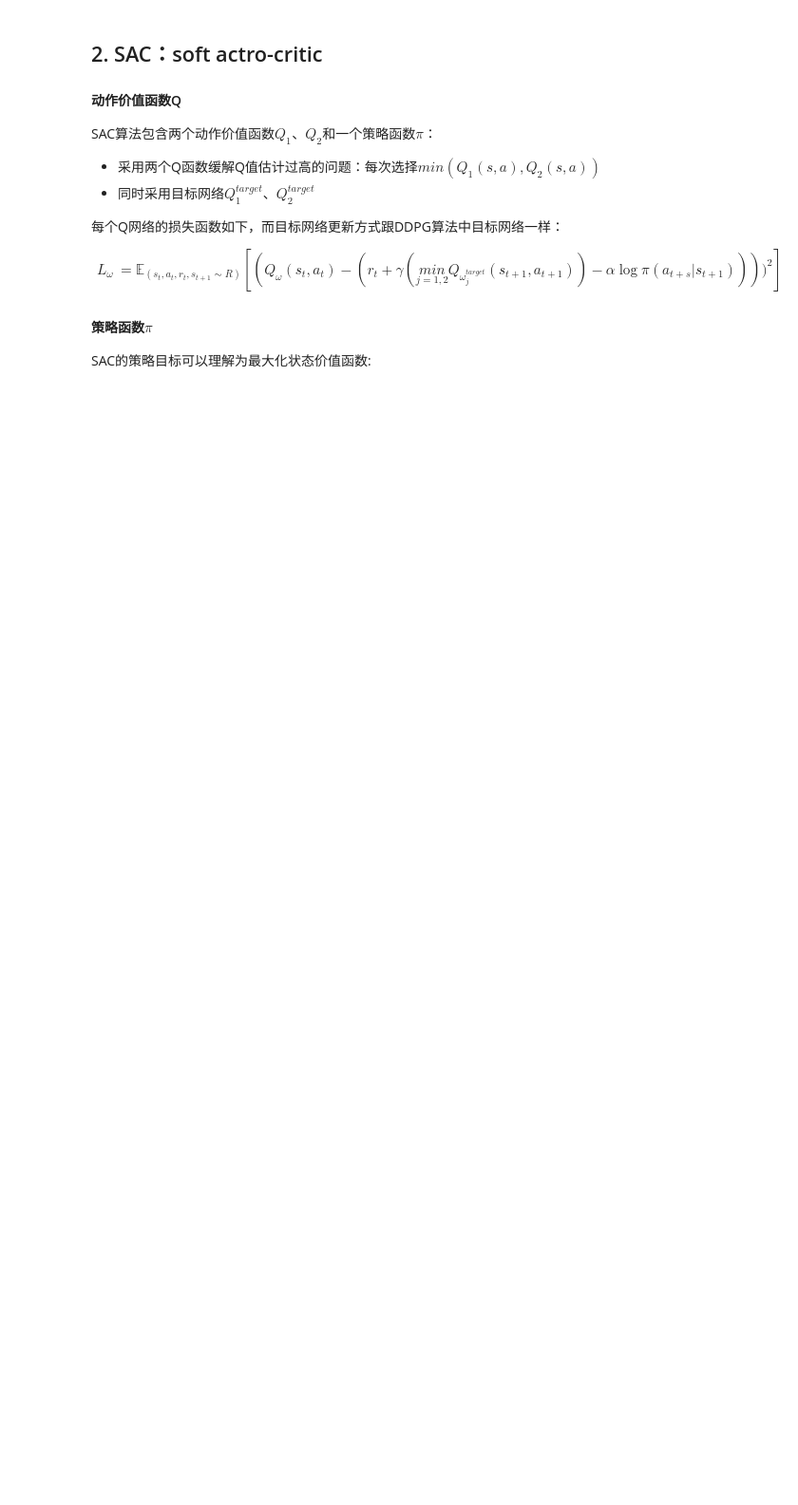
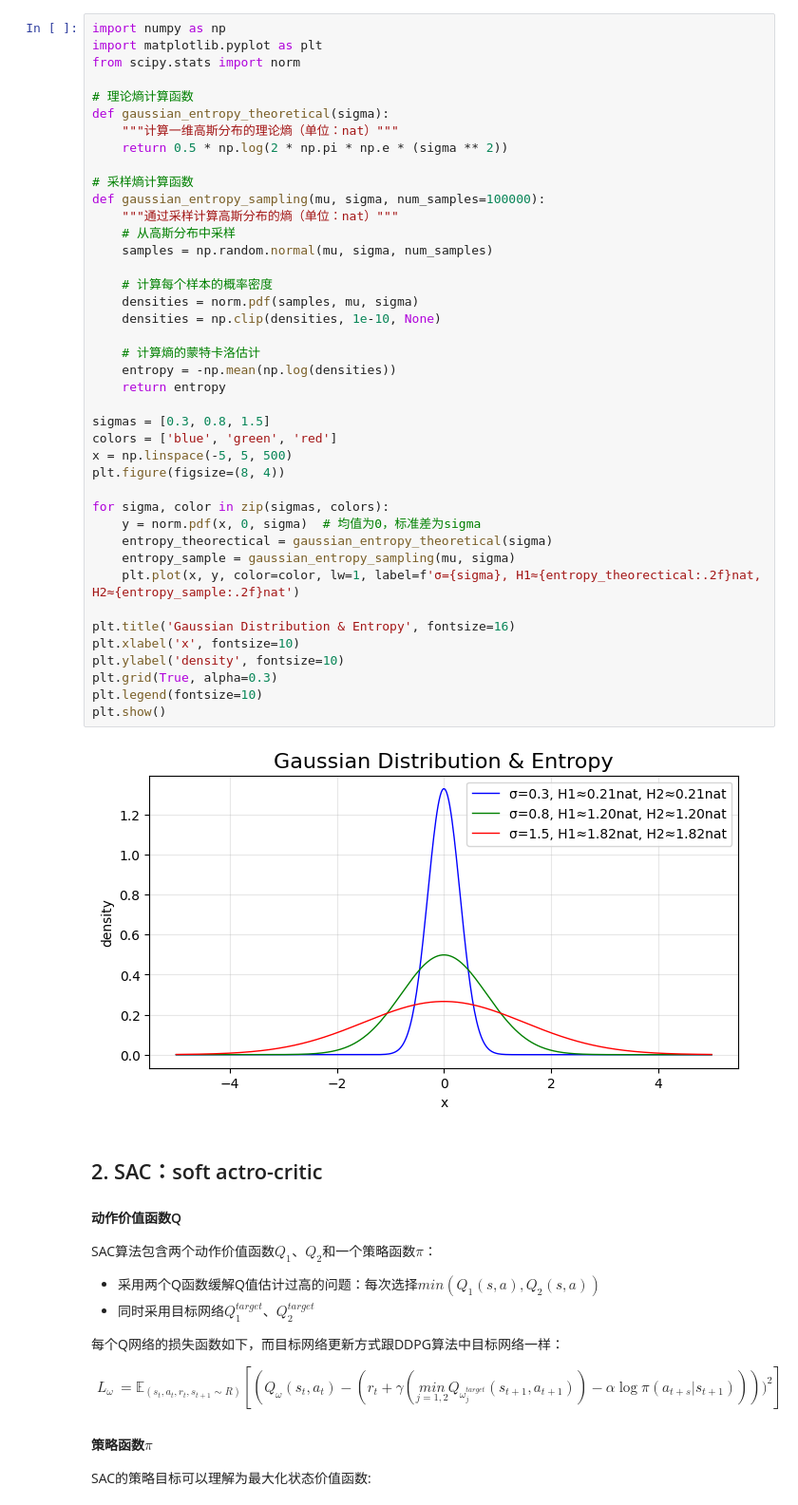
Before and after one commit to 24Jay/reinforcement-learning, a Jupyter notebook: sac/sac_paper.ipynb, the cells around one changed output. Shown: that part at 95% size. Cells and saved outputs as stored; diff of their text form; blank space fills up the shorter version.

```diff
--- a/sac/sac_paper.ipynb
+++ b/sac/sac_paper.ipynb
@@ -38,4 +42,47 @@ $$
 通过最大化每个状态$s_t$的熵从而增加每个状态$s_t$下的策略探索能力。
+# %%
+import numpy as np
+import matplotlib.pyplot as plt
+from scipy.stats import norm
+
+# 理论熵计算函数
+def gaussian_entropy_theoretical(sigma):
+    """计算一维高斯分布的理论熵（单位：nat）"""
+    return 0.5 * np.log(2 * np.pi * np.e * (sigma ** 2))
+
+# 采样熵计算函数
+def gaussian_entropy_sampling(mu, sigma, num_samples=100000):
+    """通过采样计算高斯分布的熵（单位：nat）"""
+    # 从高斯分布中采样
+    samples = np.random.normal(mu, sigma, num_samples)
+
+    # 计算每个样本的概率密度
+    densities = norm.pdf(samples, mu, sigma)
+    densities = np.clip(densities, 1e-10, None)
+
+    # 计算熵的蒙特卡洛估计
+    entropy = -np.mean(np.log(densities))
+    return entropy
+
+sigmas = [0.3, 0.8, 1.5]
+colors = ['blue', 'green', 'red']
+x = np.linspace(-5, 5, 500)
+plt.figure(figsize=(8, 4))
+
+for sigma, color in zip(sigmas, colors):
+    y = norm.pdf(x, 0, sigma)  # 均值为0，标准差为sigma
+    entropy_theorectical = gaussian_entropy_theoretical(sigma)
+    entropy_sample = gaussian_entropy_sampling(mu, sigma)
+    plt.plot(x, y, color=color, lw=1, label=f'σ={sigma}, H1≈{entropy_theorectical:.2f}nat, H2≈{entropy_sample:.2f}nat')
+
+plt.title('Gaussian Distribution & Entropy', fontsize=16)
+plt.xlabel('x', fontsize=10)
+plt.ylabel('density', fontsize=10)
+plt.grid(True, alpha=0.3)
+plt.legend(fontsize=10)
+plt.show()
+# %% [output]
+[figure, added]
 # %% [markdown]
 ## 2. SAC：soft actro-critic
 
```
Also changed, not shown: parts of 2 cells of this notebook.
